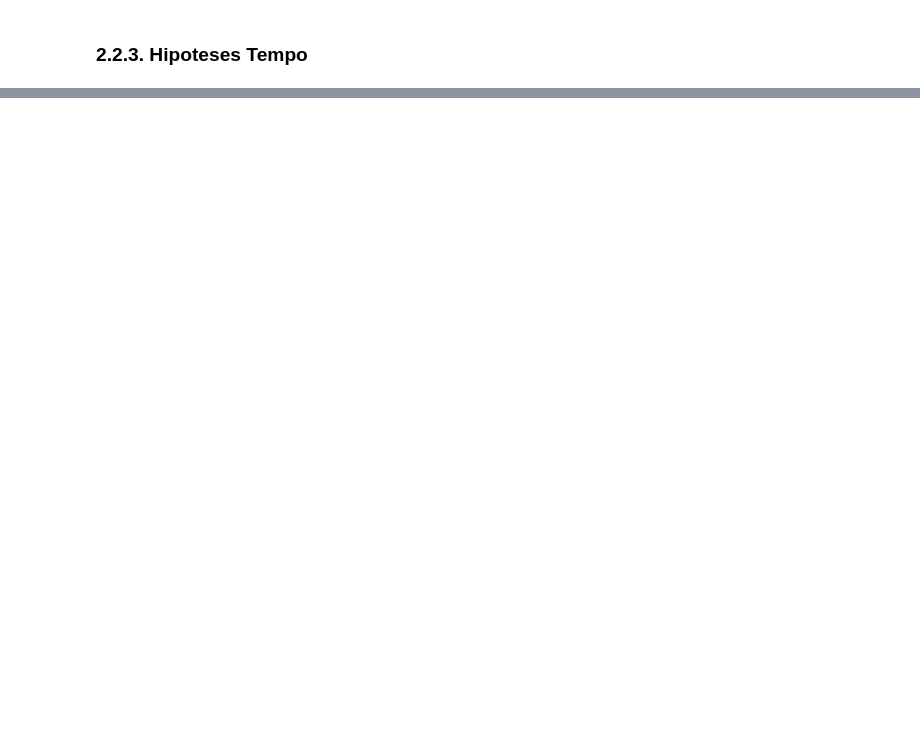
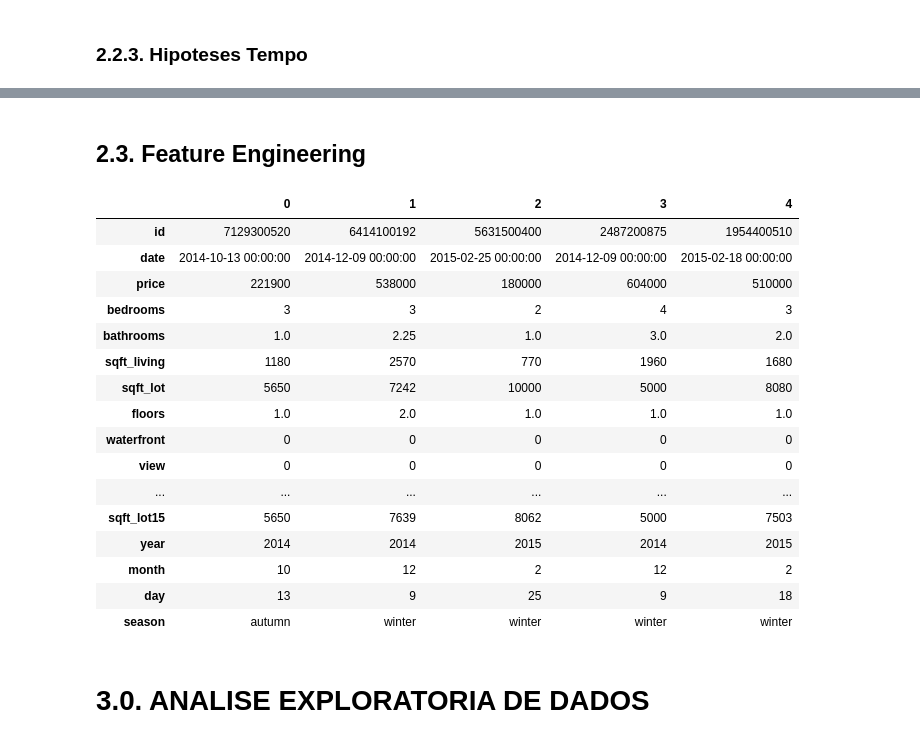
Before and after one commit to VictorTerror/House_Sales_Insights, a Jupyter notebook: 01_house_sales_insights.ipynb, the cells around one changed output, grey strips where cells are left out. Drawn from its saved outputs; the diff is of its cells as text; code cells hidden in the pictures; blank space fills up the shorter version.

```diff
--- a/01_house_sales_insights.ipynb
+++ b/01_house_sales_insights.ipynb
@@ -266,0 +297,39 @@ fig.show()
+# %% [markdown]
+## 2.3. Feature Engineering
+# %%
+# Ano
+df2['year'] = df2['date'].dt.year
+
+# Mes
+df2['month'] = df2['date'].dt.month
+
+# Dia
+df2['day'] = df2['date'].dt.day
+
+# Semana do Ano
+df2['week_of_year'] = df2['date'].dt.weekofyear
+
+# Estações
+df2['season'] = df2['month'].apply( lambda x: 'winter' if x in [12, 1 ,2] else 'spring' if x in [3, 4, 5] else 'summer' if x in [6, 7, 8] else 'autumn' )
+# %%
+df2.head(5).T
+# %% [output]
+|  | 0 | 1 | 2 | 3 | 4 |
+| id | 7129300520 | 6414100192 | 5631500400 | 2487200875 | 1954400510 |
+| date | 2014-10-13 00:00:00 | 2014-12-09 00:00:00 | 2015-02-25 00:00:00 | 2014-12-09 00:00:00 | 2015-02-18 00:00:00 |
+| price | 221900 | 538000 | 180000 | 604000 | 510000 |
+| bedrooms | 3 | 3 | 2 | 4 | 3 |
+| bathrooms | 1.0 | 2.25 | 1.0 | 3.0 | 2.0 |
+| sqft_living | 1180 | 2570 | 770 | 1960 | 1680 |
+| sqft_lot | 5650 | 7242 | 10000 | 5000 | 8080 |
+| floors | 1.0 | 2.0 | 1.0 | 1.0 | 1.0 |
+| waterfront | 0 | 0 | 0 | 0 | 0 |
+| view | 0 | 0 | 0 | 0 | 0 |
+| ... | ... | ... | ... | ... | ... |
+| sqft_lot15 | 5650 | 7639 | 8062 | 5000 | 7503 |
+| year | 2014 | 2014 | 2015 | 2014 | 2015 |
+| month | 10 | 12 | 2 | 12 | 2 |
+| day | 13 | 9 | 25 | 9 | 18 |
+| season | autumn | winter | winter | winter | winter |
+# %% [markdown]
+# 3.0. ANALISE EXPLORATORIA DE DADOS
```
Also changed, not shown: parts of 50 cells of this notebook.
